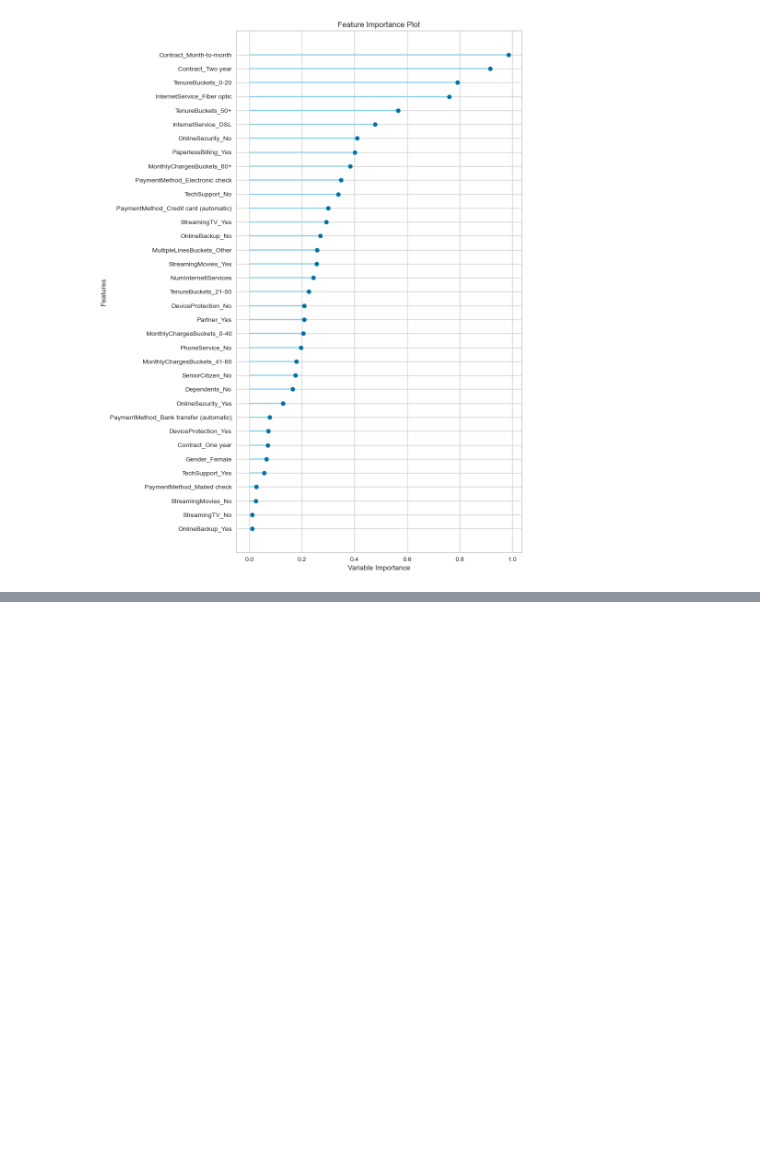
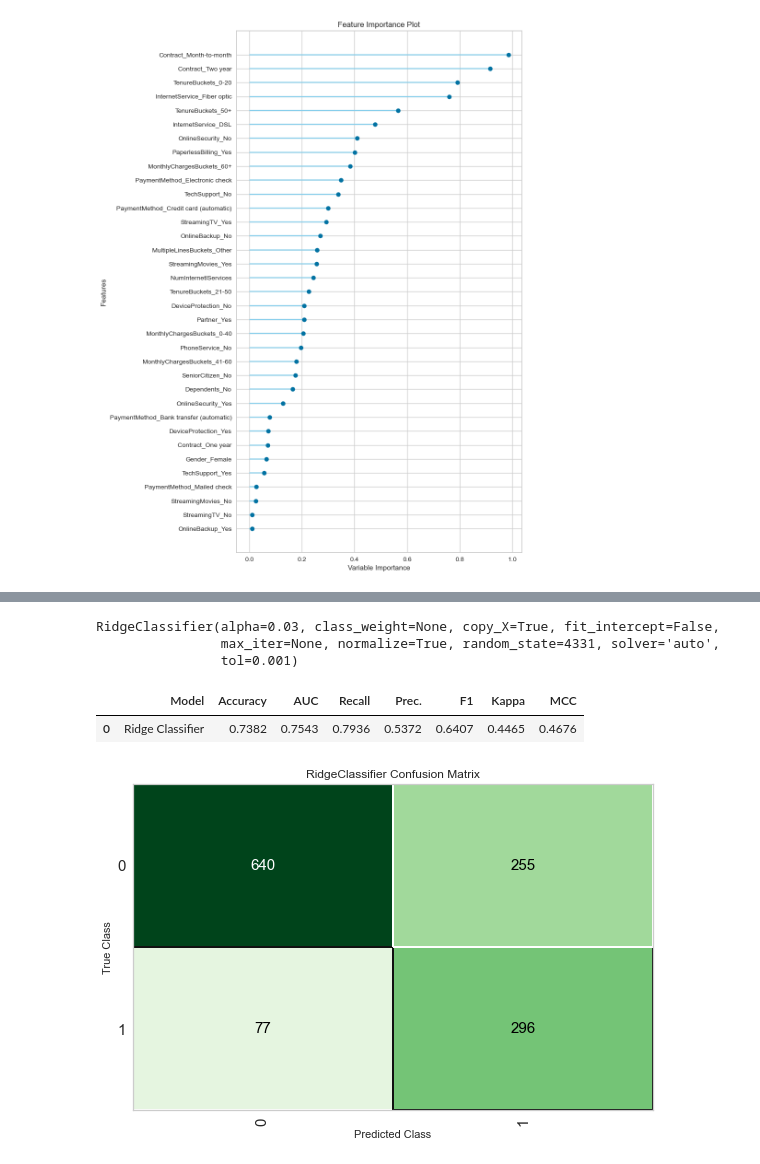
Before and after one commit to kubekmonika/customer-churn-analysis-telco-dataset, a Jupyter notebook: notebooks/model.ipynb, the cells around one changed output, grey strips where cells are left out. Drawn from its saved outputs; the diff is of its cells as text; code cells hidden in the pictures; blank space fills up the shorter version.

Commit message:
acc 0.73 recall 0.79 prec 0.53 f1 0.64 model: tuned ridge setup: - 'NumInternetlServices' is numeric - normalize - fix imbalance

```diff
--- a/notebooks/model.ipynb
+++ b/notebooks/model.ipynb
@@ -164,0 +186,15 @@ plot_model(tuned_lr, plot = 'feature_all')
+# %%
+tuned_ridge
+# %% [output]
+RidgeClassifier(alpha=0.03, class_weight=None, copy_X=True, fit_intercept=False,
+                max_iter=None, normalize=True, random_state=4331, solver='auto',
+                tol=0.001)
+# %%
+predict_model(tuned_ridge);
+# %% [output]
+|  | Model | Accuracy | AUC | Recall | Prec. | F1 | Kappa | MCC |
+| 0 | Ridge Classifier | 0.7382 | 0.7543 | 0.7936 | 0.5372 | 0.6407 | 0.4465 | 0.4676 |
+# %%
+plot_model(tuned_ridge, plot = 'confusion_matrix')
+# %% [output]
+[figure, added]
```
Also changed, not shown: parts of 5 cells of this notebook.
